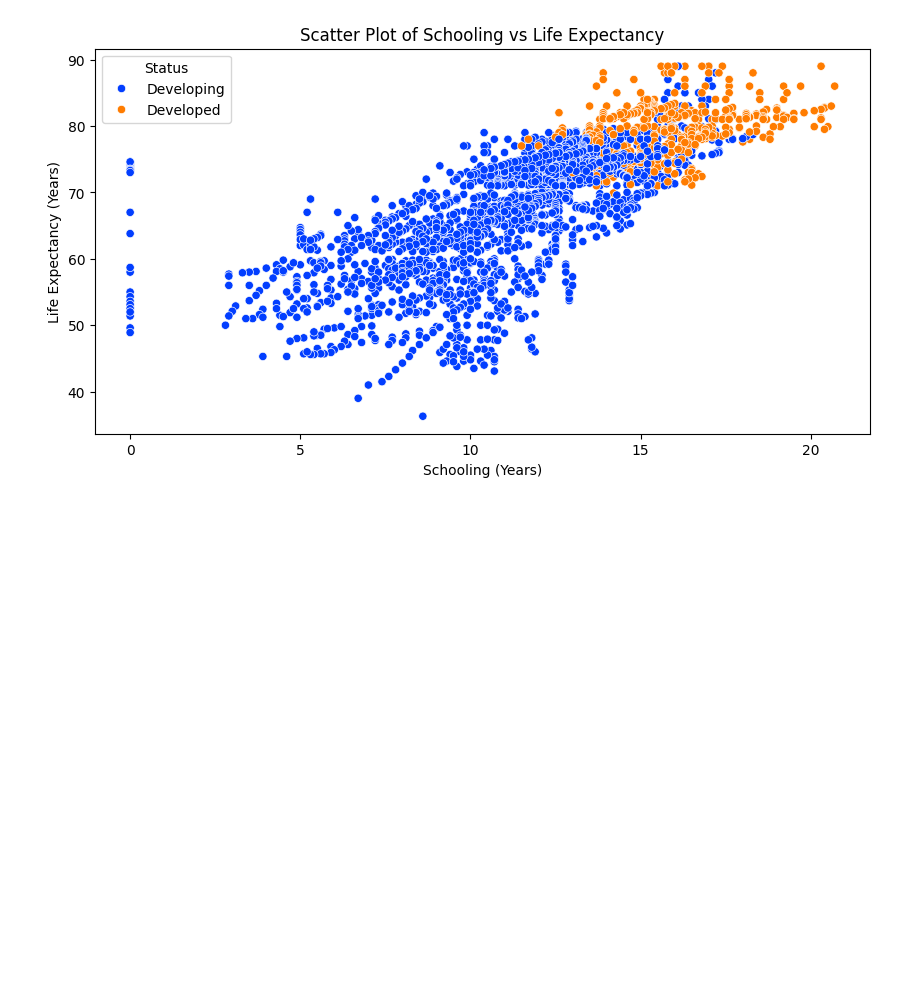
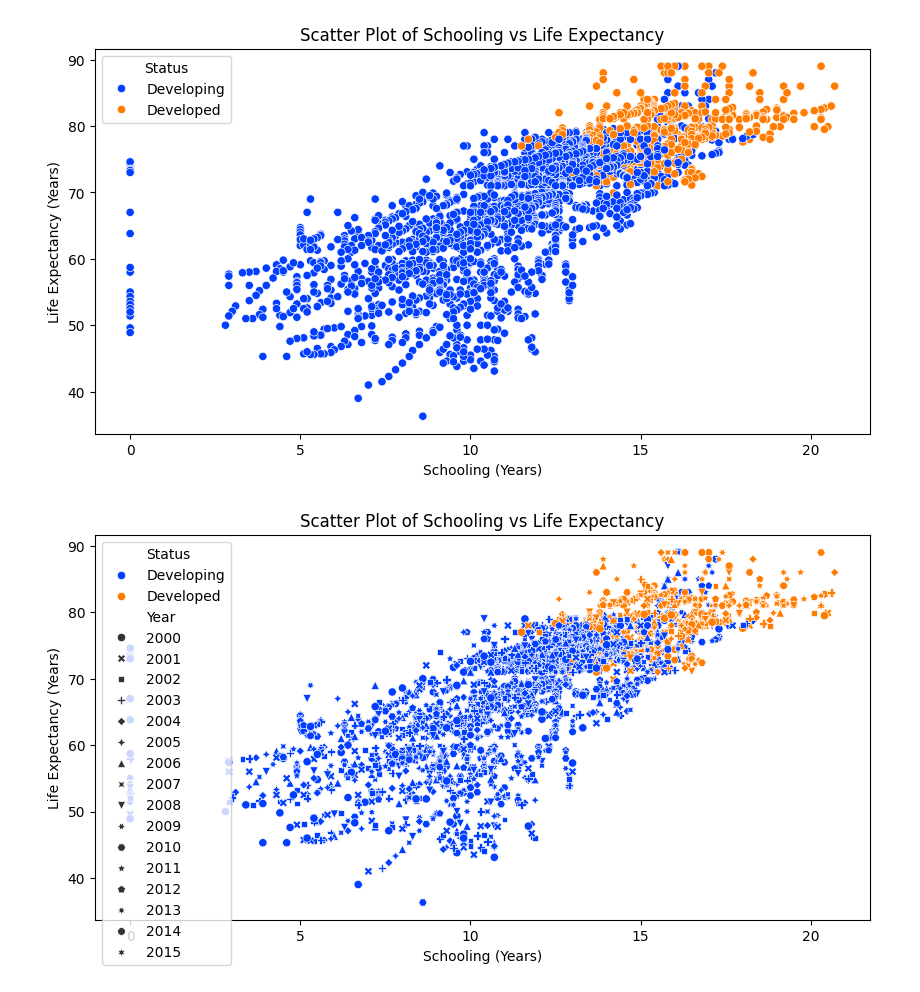
Before and after one commit to 7086600/visualizing_multivariate_relationships_topic, a Jupyter notebook: visualizing_multivariate_relationships_topic.ipynb, the cells around one changed output. Drawn from its saved outputs; the diff is of its cells as text; code cells hidden in the pictures; blank space fills up the shorter version.

Commit message:
scatter plot with 4 variables

```diff
--- a/visualizing_multivariate_relationships_topic.ipynb
+++ b/visualizing_multivariate_relationships_topic.ipynb
@@ -70,3 +70,14 @@ plt.ylabel('Life Expectancy (Years)')
 plt.show()
 # %% [output]
 [figure]
+# %%
+# scatter plot with 4 variables
+plt.figure(figsize=(10, 5))
+sns.scatterplot(data=health_data, x='Schooling', y='Life_expectancy', hue=health_data['Status'], style=health_data['Year'], palette='bright')
+plt.title('Scatter Plot of Schooling vs Life Expectancy')
+plt.xlabel('Schooling (Years)')
+plt.ylabel('Life Expectancy (Years)')
+plt.show()
+# it's possible to use size as a visual cue, but it is not recommended for scatter plots with more than 3 variables
+# %% [output]
+[figure, added]
```
